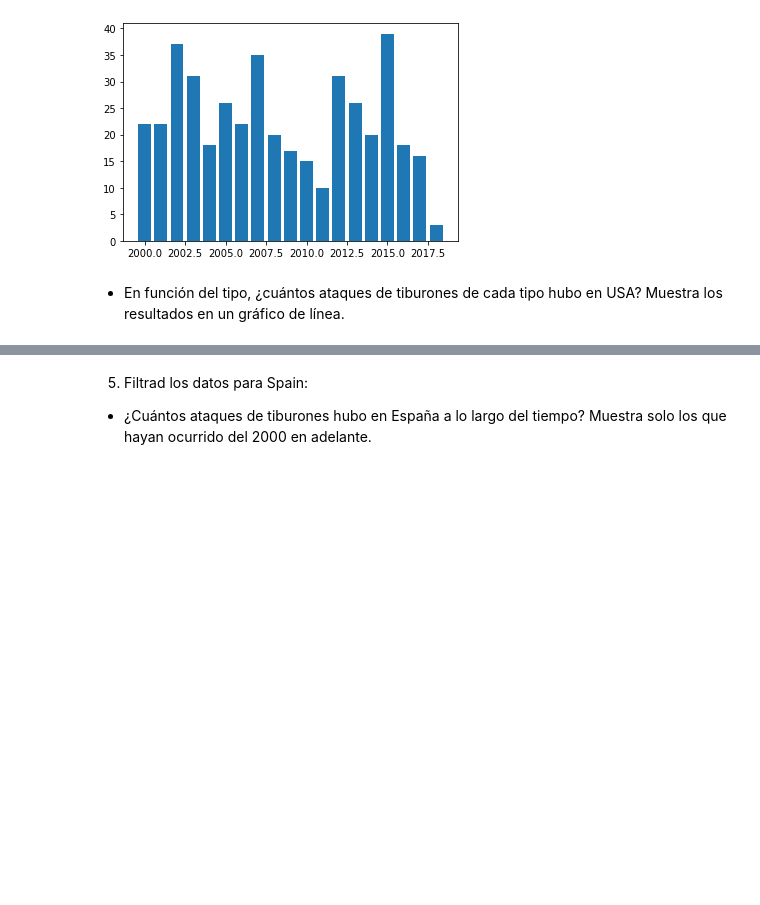
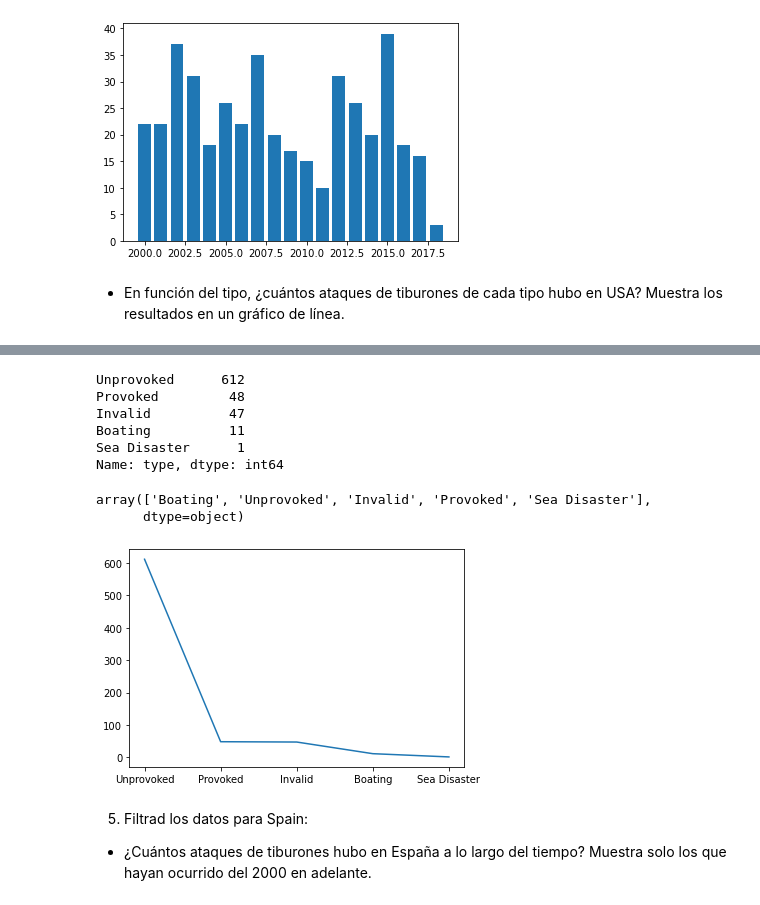
Before and after one commit to Adalab/DA-Stadistics-y-Visualizacion-Matlab-and-Seaborn-, a Jupyter notebook: visualizacion/pairprog-visualizacion-visualizacion1_matplotlib.ipynb, the cells around one changed output, grey strips where cells are left out. Saved outputs shown, nothing was run; the diff lists cells and outputs as text; code cells hidden in the pictures; blank space fills up the shorter version.

Commit message:
ejercicios resueltos revisar pie chart

```diff
--- a/visualizacion/pairprog-visualizacion-visualizacion1_matplotlib.ipynb
+++ b/visualizacion/pairprog-visualizacion-visualizacion1_matplotlib.ipynb
@@ -192,3 +195,5 @@ plt.show()
 [figure]
 # %% [markdown]
 - En función del tipo, ¿cuántos ataques de tiburones de cada tipo hubo en USA? Muestra los resultados en un gráfico de línea.
+# %%
+df_USA_type=df[df['country']=='USA']
@@ -195,3 +216,28 @@ plt.show()
+# %%
+df_USA_type['type'].value_counts()
+# %% [output]
+Unprovoked      612
+Provoked         48
+Invalid          47
+Boating          11
+Sea Disaster      1
+Name: type, dtype: int64
+# %%
+df_USA_type['type'].unique()
+# %% [output]
+array(['Boating', 'Unprovoked', 'Invalid', 'Provoked', 'Sea Disaster'],
+      dtype=object)
+# %%
+#Hemos ultizado el metodo '.index' para obtener los inidices de los value_counts() en el mismo orden de sus valores y sea correlatico con el eje y.
+plt.figure()
+
+x=df_USA_type['type'].value_counts().index
+y=df_USA_type['type'].value_counts()
+
+plt.plot(x,y)
+plt.show()
+# %% [output]
+[figure, added]
 # %% [markdown]
 5. Filtrad los datos para Spain:
 - ¿Cuántos ataques de tiburones hubo en España a lo largo del tiempo? Muestra solo los que hayan ocurrido del 2000 en adelante.
```
Also changed, not shown: parts of 8 cells of this notebook.
